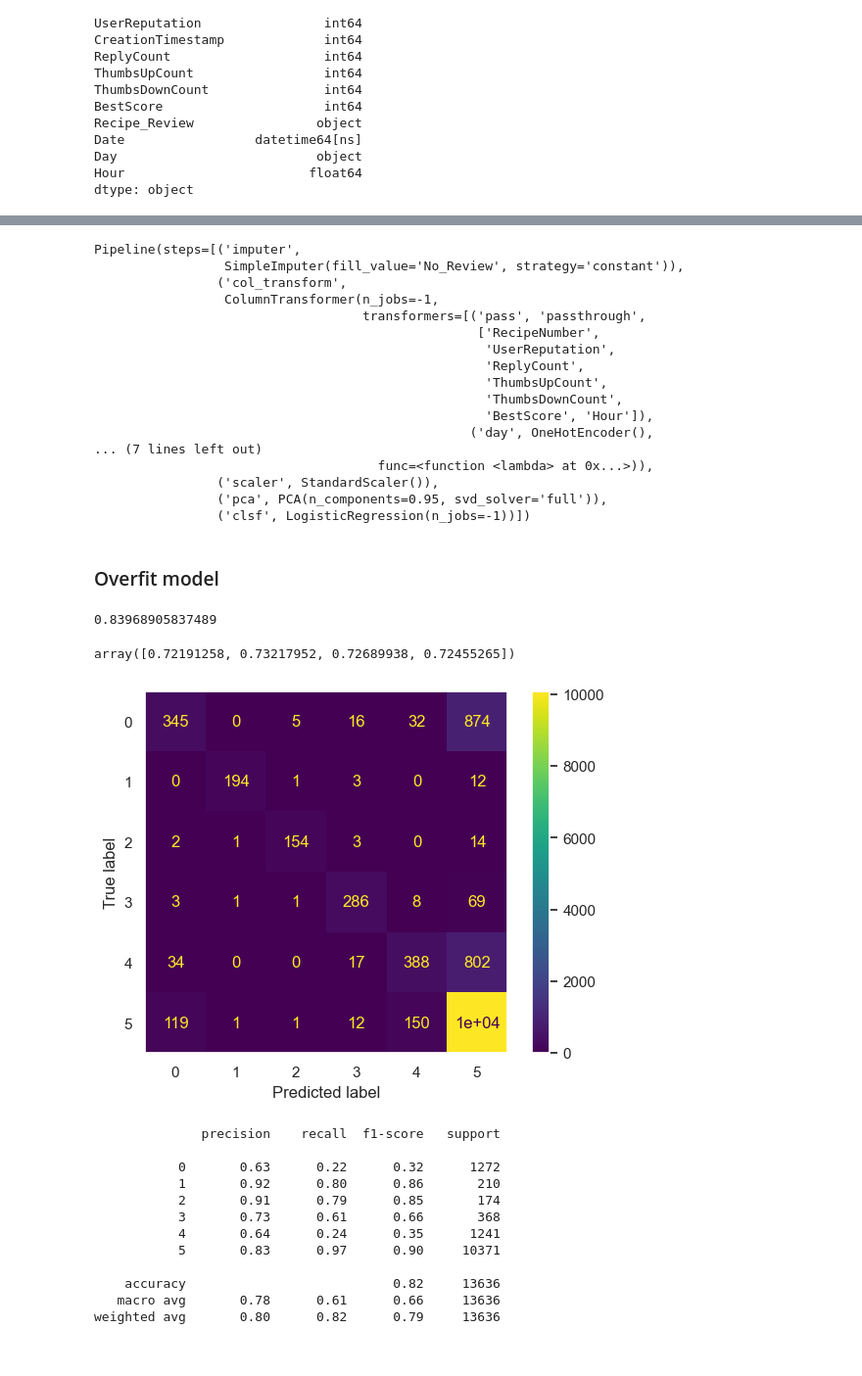
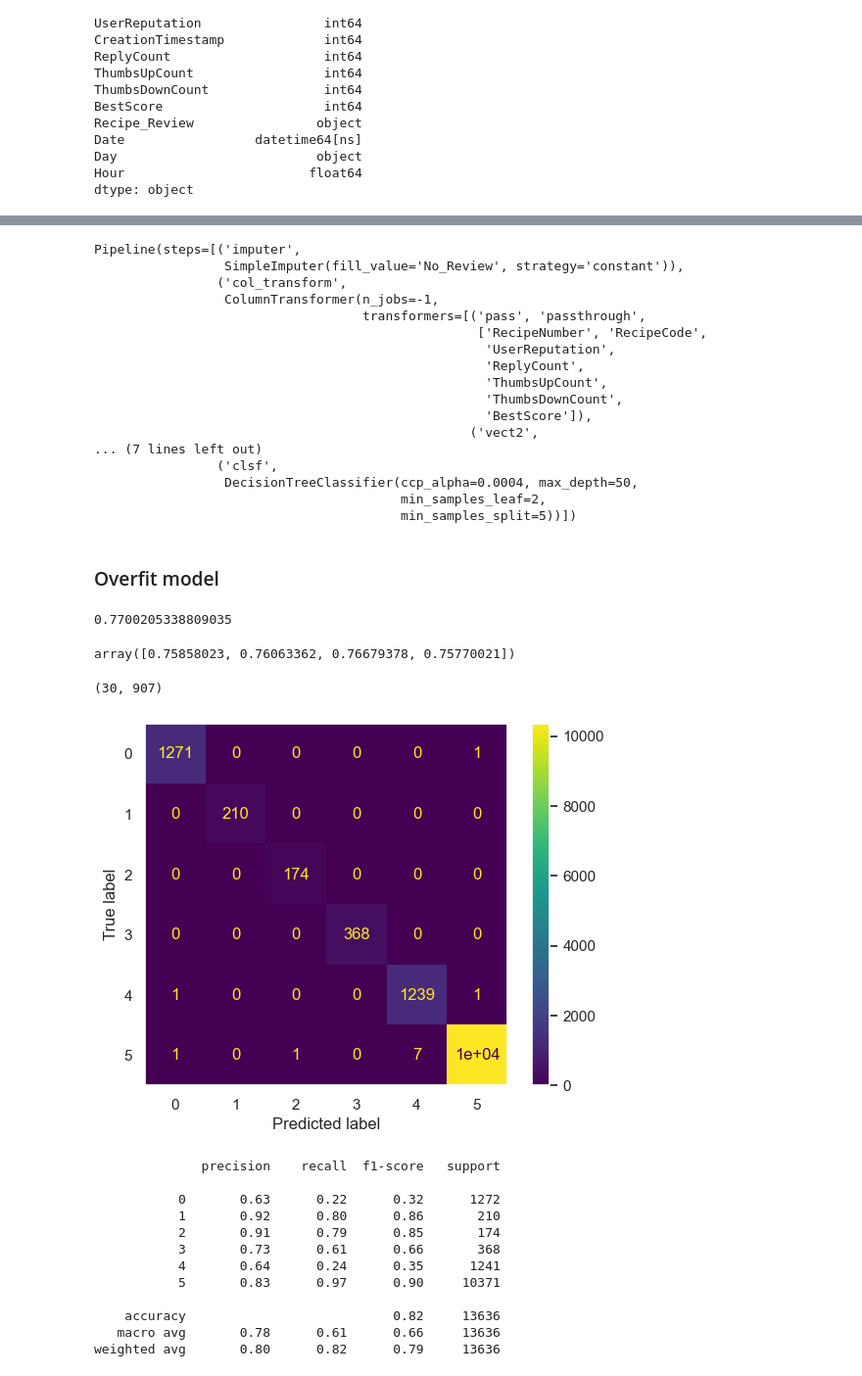
Before and after one commit to seg-fault123/mlp_project, a Jupyter notebook: preprocessing.ipynb, the cells around one changed output, grey strips where cells are left out. Shown at 98% size. Cells and saved outputs as stored; diff of their text form; code cells hidden in the pictures.

Commit message:
decision tree best cross val score : 0.76

```diff
--- a/preprocessing.ipynb
+++ b/preprocessing.ipynb
@@ -134,54 +134,58 @@ dtype: object
 # %%
 col_transform=ColumnTransformer([('pass', 'passthrough', ['RecipeNumber', 'RecipeCode', 'UserReputation',
                                                           'ReplyCount', 'ThumbsUpCount', 'ThumbsDownCount',
-                                                          'BestScore', 'Hour']),
-                                 ('day', OneHotEncoder(), ['Day']),
+                                                          'BestScore']),
                                  ('vect2', CountVectorizer(stop_words='english', max_features=1000), 'Recipe_Review')], n_jobs=-1)
 
-log_reg_pipeline=Pipeline([('imputer', SimpleImputer(fill_value='No_Review', strategy='constant').set_output(transform='pandas')),
+pipeline=Pipeline([('imputer', SimpleImputer(fill_value='No_Review', strategy='constant').set_output(transform='pandas')),
                            ('col_transform', col_transform),
                            ('dense', FunctionTransformer(lambda x: x.toarray(), accept_sparse=True)),
                            ('scaler', StandardScaler()),
-                           ('pca', PCA(n_components=0.95, svd_solver='full')),
-                           ('clsf', LogisticRegression(n_jobs=-1))])
+                        #    ('pca', PCA(n_components=0.95, svd_solver='full')),
+                           ('clsf', DecisionTreeClassifier(max_depth=50, min_samples_leaf=2, min_samples_split=5, ccp_alpha=0.0004))])
 # %%
-log_reg_pipeline.fit(X_train, y_train)
+pipeline.fit(X_train, y_train)
 # %% [output]
 Pipeline(steps=[('imputer',
                  SimpleImputer(fill_value='No_Review', strategy='constant')),
                 ('col_transform',
                  ColumnTransformer(n_jobs=-1,
                                    transformers=[('pass', 'passthrough',
-                                                  ['RecipeNumber',
+                                                  ['RecipeNumber', 'RecipeCode',
                                                    'UserReputation',
                                                    'ReplyCount',
                                                    'ThumbsUpCount',
                                                    'ThumbsDownCount',
-                                                   'BestScore', 'Hour']),
-                                                 ('day', OneHotEncoder(),
+                                                   'BestScore']),
+                                                 ('vect2',
 ... (7 lines left out)
-                                     func=<function <lambda> at 0x...>)),
-                ('scaler', StandardScaler()),
-                ('pca', PCA(n_components=0.95, svd_solver='full')),
-                ('clsf', LogisticRegression(n_jobs=-1))])
+                ('clsf',
+                 DecisionTreeClassifier(ccp_alpha=0.0004, max_depth=50,
+                                        min_samples_leaf=2,
+                                        min_samples_split=5))])
 # %% [markdown]
 ### Overfit model
 # %%
-train_predict=log_reg_pipeline.predict(X_train)
-test_predict=log_reg_pipeline.predict(test_data)
+train_predict=pipeline.predict(X_train)
+test_predict=pipeline.predict(test_data)
 # %%
 accuracy_score(y_train, train_predict)
 # %% [output]
-0.83968905837489
+0.7700205338809035
 # %%
-cross_val_score(log_reg_pipeline, X_train, y_train, cv=4, n_jobs=-1)
+cross_val_score(pipeline, X_train, y_train, cv=4, n_jobs=-1)
 # %% [output]
-array([0.72191258, 0.73217952, 0.72689938, 0.72455265])
+array([0.75858023, 0.76063362, 0.76679378, 0.75770021])
+# %%
+tree=pipeline.named_steps['clsf'].tree_
+tree.max_depth, tree.node_count
+# %% [output]
+(30, 907)
 # %%
-ConfusionMatrixDisplay.from_predictions(y_train, train_predict, display_labels=log_reg_pipeline.classes_)
+ConfusionMatrixDisplay.from_predictions(y_train, train_predict, display_labels=pipeline.classes_)
 plt.grid(False)
 # %% [output]
-[figure, old version]
+[figure, new version]
 # %%
 print(classification_report(y_train, train_predict))
 # %% [output]
```
Also changed, not shown: parts of 3 cells of this notebook.
